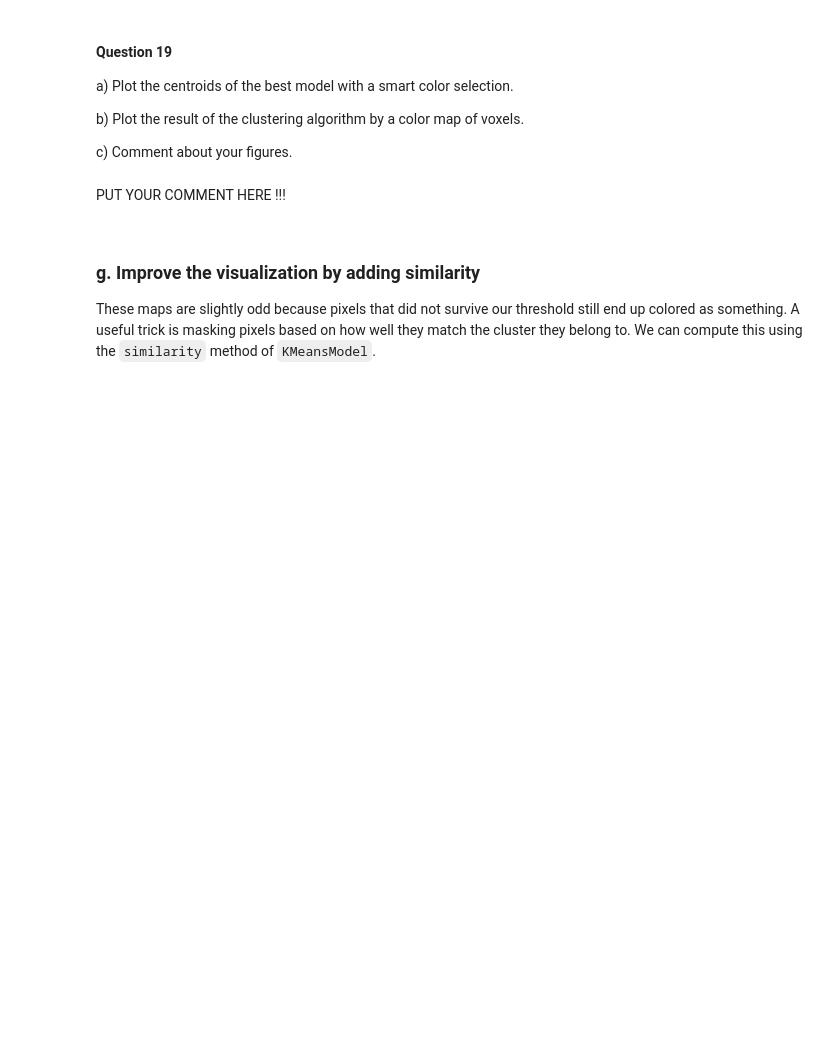
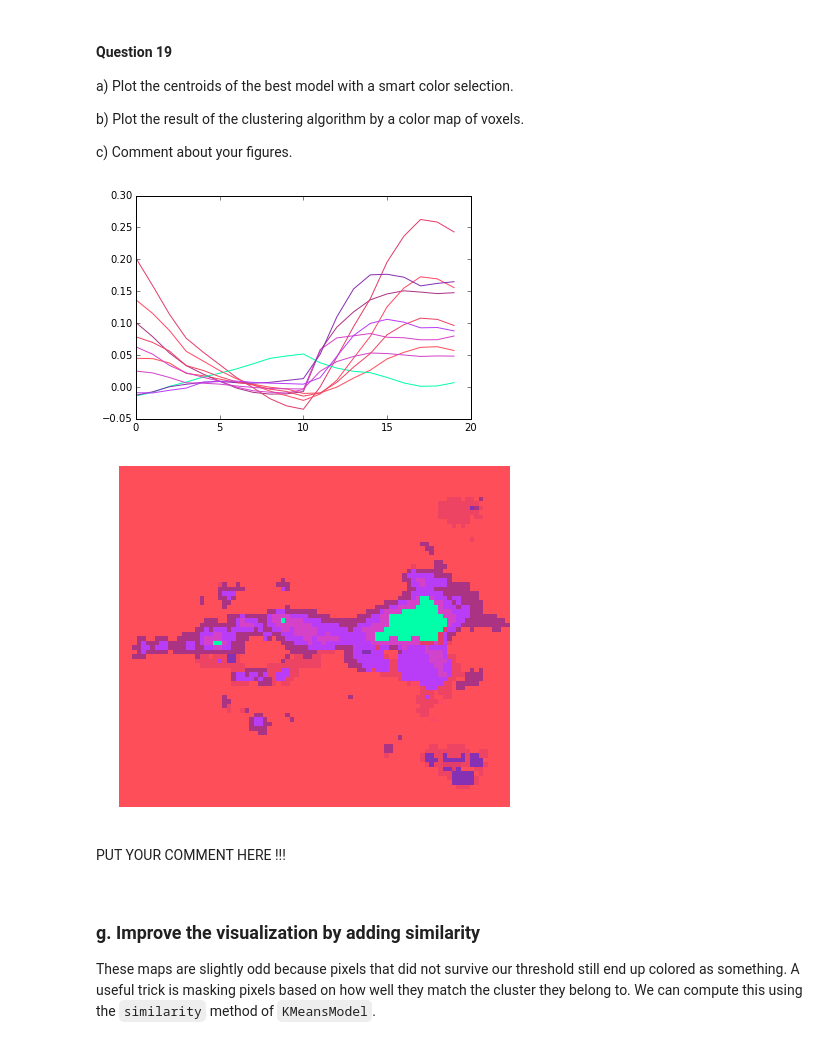
Before and after one commit to and29/Algorithmic-Machine-Learning, a Jupyter notebook: Notebooks/Solutions/[Lecture 12+13] Analyzing Neuroimaging Data with PySpark and Thunder/[Lecture 12+13] Analyzing Neuroimaging Data with PySpark and Thunder.ipynb, the cells around one changed output. Saved outputs shown, nothing was run; the diff lists cells and outputs as text; code cells hidden in the pictures; blank space fills up the shorter version.

```diff
--- a/Notebooks/Solutions/[Lecture 12+13] Analyzing Neuroimaging Data with PySpark and Thunder/[Lecture 12+13] Analyzing Neuroimaging Data with PySpark and Thunder.ipynb
+++ b/Notebooks/Solutions/[Lecture 12+13] Analyzing Neuroimaging Data with PySpark and Thunder/[Lecture 12+13] Analyzing Neuroimaging Data with PySpark and Thunder.ipynb
@@ -932,20 +928,39 @@ a) Plot the centroids of the best model with a smart color selection.
 b) Plot the result of the clustering algorithm by a color map of voxels.
 
 c) Comment about your figures.
-# %%
-bestModel = ...
-newClrs = ...
-...
-...
-# predict the nearest cluster id for each voxel in Series
-labels = data.map(...)
-
-# collect data to the driver
-imgLabels = labels....
-...
-...
-
-draw_image(...)
+# %%
+def draw_filtered_labels(labels):
+    # collect data to the driver
+    imgLabels = np.asarray(labels)
+    imageMap = stdMap[:,:,:] > threshold
+    print_image = []
+    i=0
+    for pixel in imageMap.reshape(13224):
+        if pixel == True:
+            print_image.append( imgLabels[i])
+            i+=1
+        else:
+            print_image.append(-1)
+
+    print_image = np.asarray(print_image).reshape((2, 76, 87))
+    # draw image with the new color scheme
+    brainmap = transform(newClrs, print_image[0,:,:])
+    draw_image(brainmap)
+    return print_image
+# %%
+bestModel = models[1]
+
+newClrs = optimize_color(bestModel.centers)
+plt.gca().set_color_cycle(newClrs.colors)
+plt.plot(np.array(bestModel.centers).T);
+
+# predict the nearest cluster id for each voxel in Series
+KMlabels = bestModel.predict(filtered_data).collect()
+
+print_image = draw_filtered_labels(KMlabels)
+# %% [output]
+[figure, added]
+[figure, added]
 # %% [markdown]
 <div class="comment">
 
```
Also changed, not shown: parts of 37 cells of this notebook.
